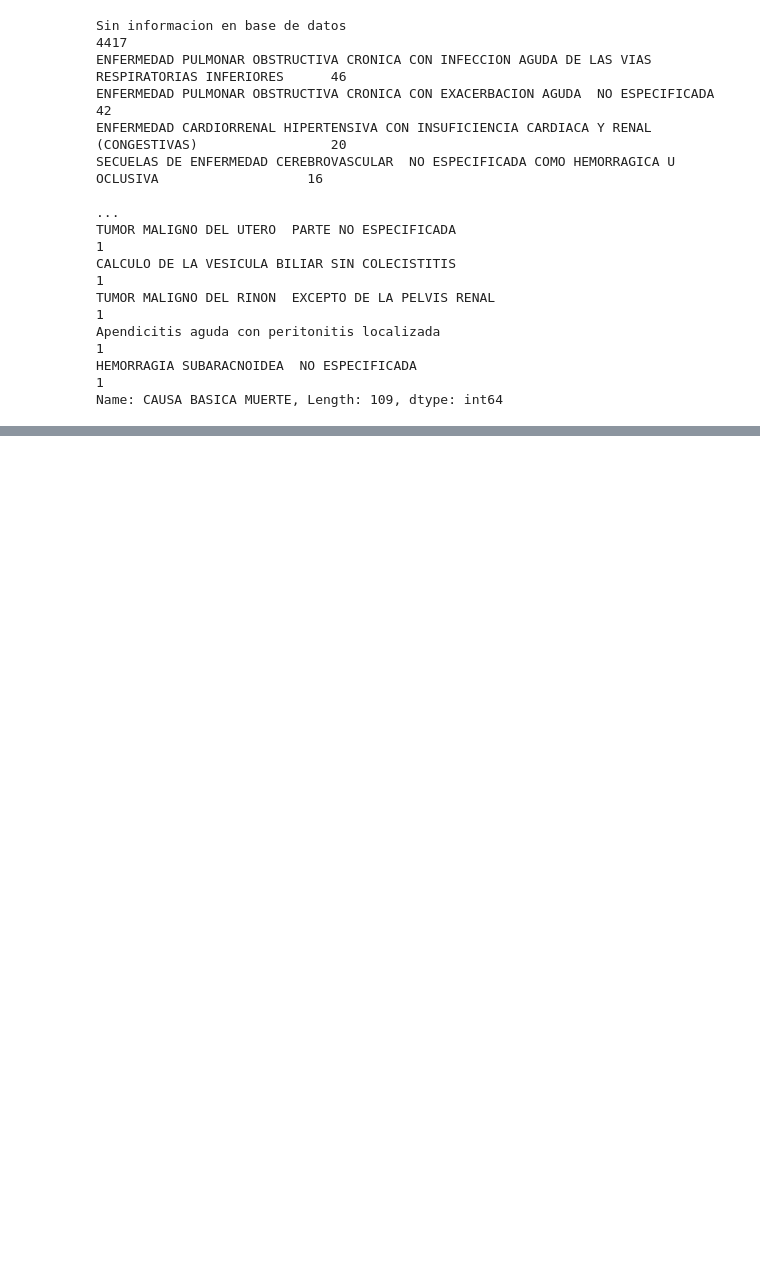
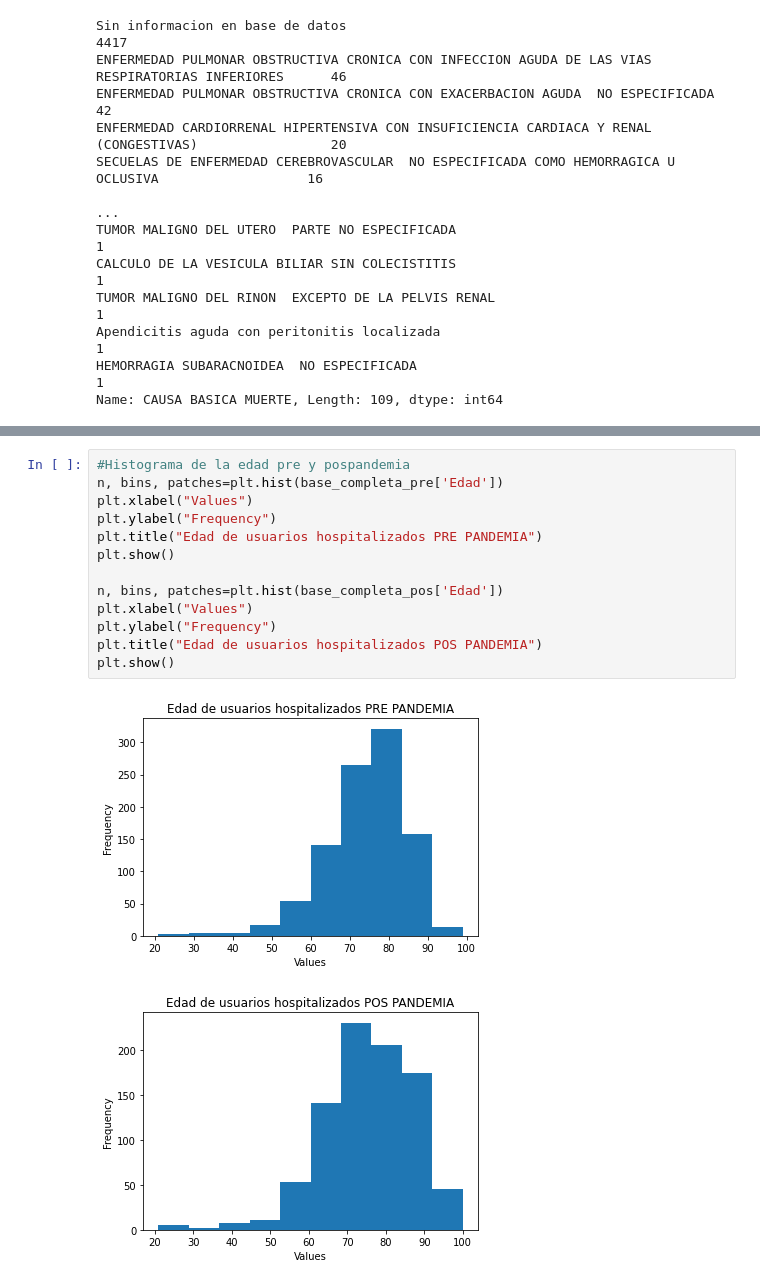
Before and after one commit to jhansanchez/caso_salud, a Jupyter notebook: Caso_salud.ipynb, the cells around one changed output, grey strips where cells are left out. Drawn from its saved outputs; the diff is of its cells as text; blank space fills up the shorter version.

```diff
--- a/Caso_salud.ipynb
+++ b/Caso_salud.ipynb
@@ -714,0 +1339,16 @@ cronicos_pre = cronicos_pre.drop(['Hora', 'Atención', 'Ingreso'], axis = 1)
+# %%
+#Histograma de la edad pre y pospandemia
+n, bins, patches=plt.hist(base_completa_pre['Edad'])
+plt.xlabel("Values")
+plt.ylabel("Frequency")
+plt.title("Edad de usuarios hospitalizados PRE PANDEMIA")
+plt.show()
+
+n, bins, patches=plt.hist(base_completa_pos['Edad'])
+plt.xlabel("Values")
+plt.ylabel("Frequency")
+plt.title("Edad de usuarios hospitalizados POS PANDEMIA")
+plt.show()
+# %% [output]
+[figure, added]
+[figure, added]
```
Also changed, not shown: parts of 112 cells of this notebook.
